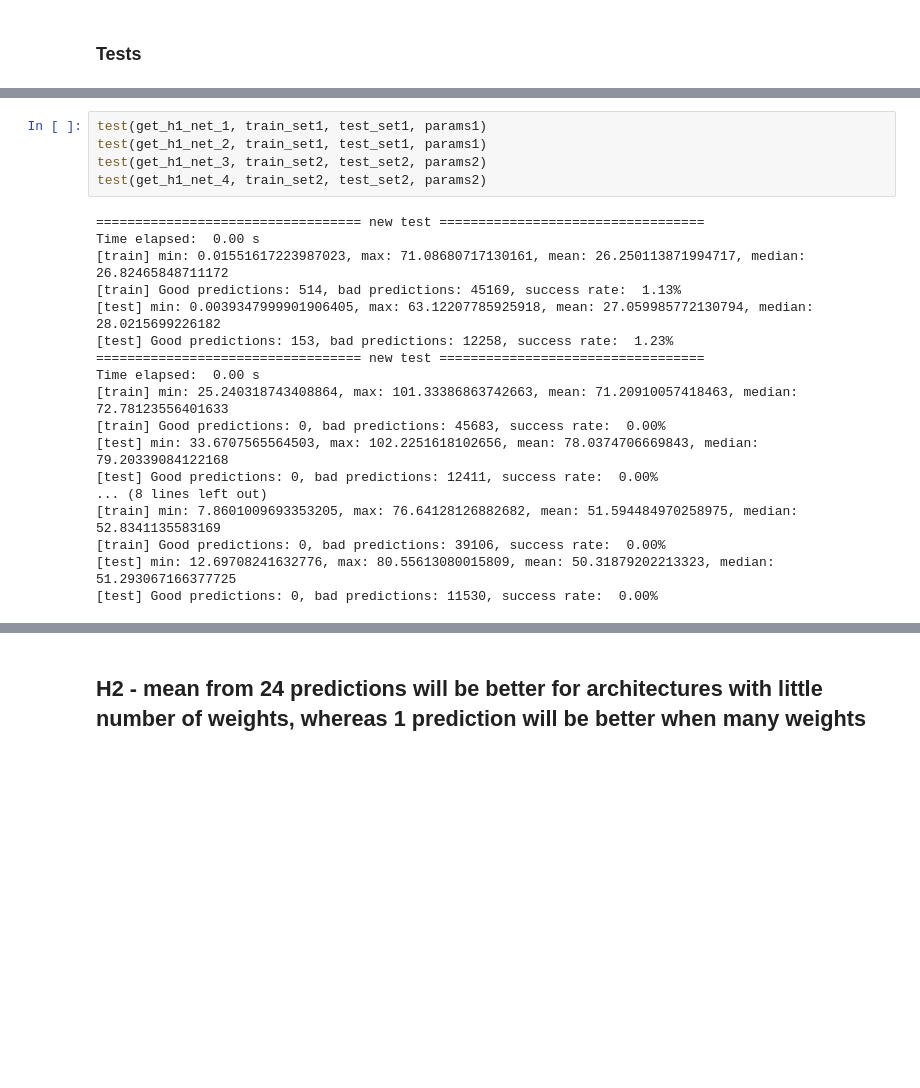
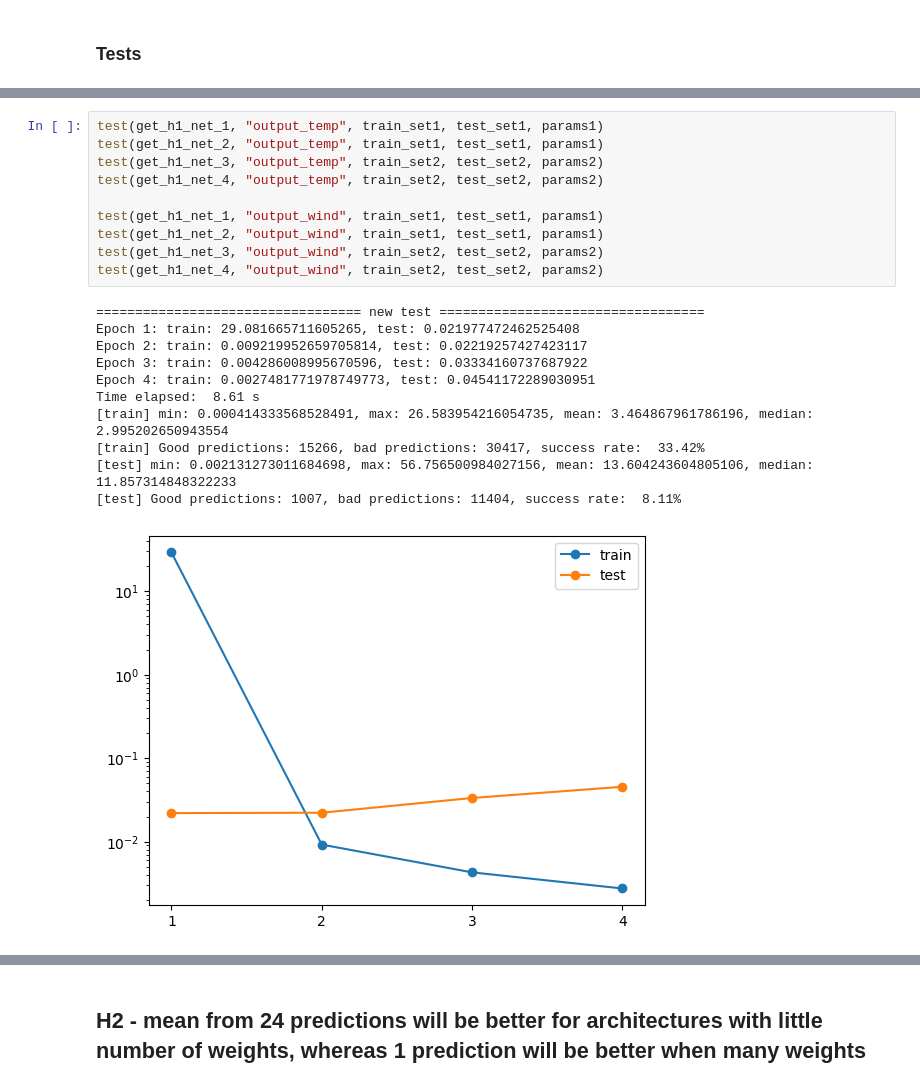
Before and after one commit to nargatte/sieci_neuronowe_3, a Jupyter notebook: tests.ipynb, the cells around one changed output, grey strips where cells are left out. Drawn from its saved outputs; the diff is of its cells as text; blank space fills up the shorter version.

Commit message:
plotting loss

```diff
--- a/tests.ipynb
+++ b/tests.ipynb
@@ -183,23 +249,22 @@ def test(function, train_set, test_set, params):
 # %%
-test(get_h1_net_1, train_set1, test_set1, params1)
-test(get_h1_net_2, train_set1, test_set1, params1)
-test(get_h1_net_3, train_set2, test_set2, params2)
-test(get_h1_net_4, train_set2, test_set2, params2)
+test(get_h1_net_1, "output_temp", train_set1, test_set1, params1)
+test(get_h1_net_2, "output_temp", train_set1, test_set1, params1)
+test(get_h1_net_3, "output_temp", train_set2, test_set2, params2)
+test(get_h1_net_4, "output_temp", train_set2, test_set2, params2)
+
+test(get_h1_net_1, "output_wind", train_set1, test_set1, params1)
+test(get_h1_net_2, "output_wind", train_set1, test_set1, params1)
+test(get_h1_net_3, "output_wind", train_set2, test_set2, params2)
+test(get_h1_net_4, "output_wind", train_set2, test_set2, params2)
 # %% [output]
 ================================== new test ==================================
-Time elapsed:  0.00 s
-[train] min: 0.01551617223987023, max: 71.08680717130161, mean: 26.250113871994717, median: 26.82465848711172
-[train] Good predictions: 514, bad predictions: 45169, success rate:  1.13%
-[test] min: 0.0039347999901906405, max: 63.12207785925918, mean: 27.059985772130794, median: 28.0215699226182
-[test] Good predictions: 153, bad predictions: 12258, success rate:  1.23%
-================================== new test ==================================
-Time elapsed:  0.00 s
-[train] min: 25.240318743408864, max: 101.33386863742663, mean: 71.20910057418463, median: 72.78123556401633
-[train] Good predictions: 0, bad predictions: 45683, success rate:  0.00%
-[test] min: 33.6707565564503, max: 102.2251618102656, mean: 78.0374706669843, median: 79.20339084122168
-[test] Good predictions: 0, bad predictions: 12411, success rate:  0.00%
-... (8 lines left out)
-[train] min: 7.8601009693353205, max: 76.64128126882682, mean: 51.594484970258975, median: 52.8341135583169
-[train] Good predictions: 0, bad predictions: 39106, success rate:  0.00%
-[test] min: 12.69708241632776, max: 80.55613080015809, mean: 50.31879202213323, median: 51.293067166377725
-[test] Good predictions: 0, bad predictions: 11530, success rate:  0.00%
+Epoch 1: train: 29.081665711605265, test: 0.021977472462525408
+Epoch 2: train: 0.009219952659705814, test: 0.02219257427423117
+Epoch 3: train: 0.004286008995670596, test: 0.03334160737687922
+Epoch 4: train: 0.0027481771978749773, test: 0.04541172289030951
+Time elapsed:  8.61 s
+[train] min: 0.000414333568528491, max: 26.583954216054735, mean: 3.464867961786196, median: 2.995202650943554
+[train] Good predictions: 15266, bad predictions: 30417, success rate:  33.42%
+[test] min: 0.002131273011684698, max: 56.756500984027156, mean: 13.604243604805106, median: 11.857314848322233
+[test] Good predictions: 1007, bad predictions: 11404, success rate:  8.11%
+[figure, added]
```
Also changed, not shown: parts of 8 cells of this notebook, 1 other file.
